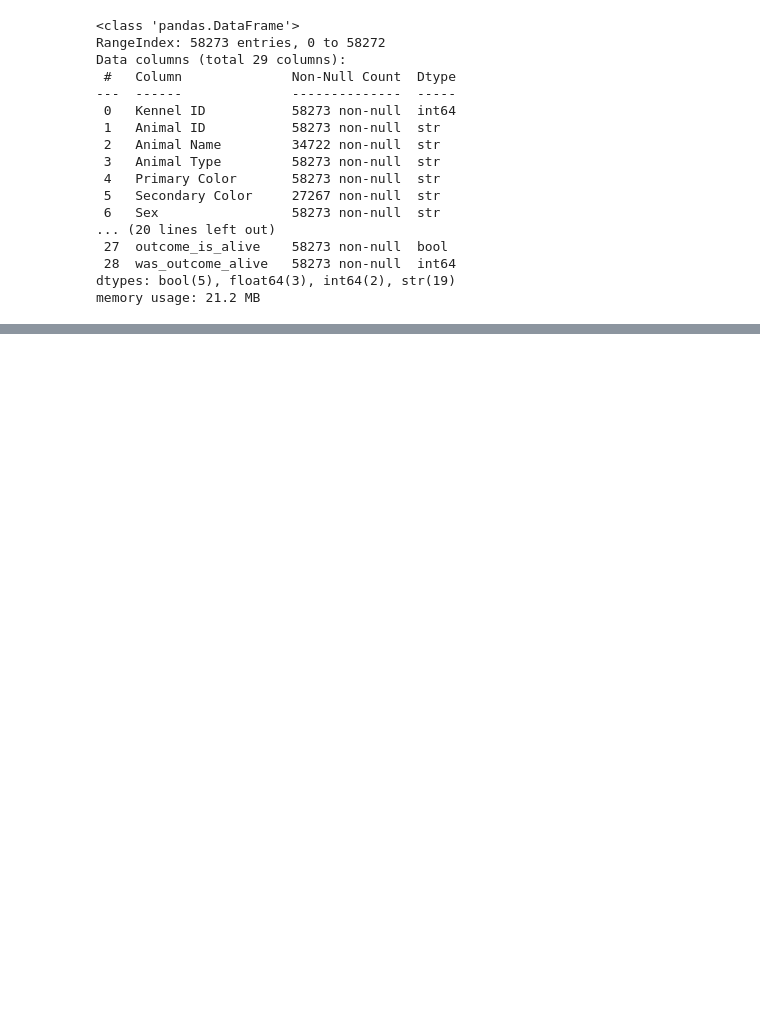
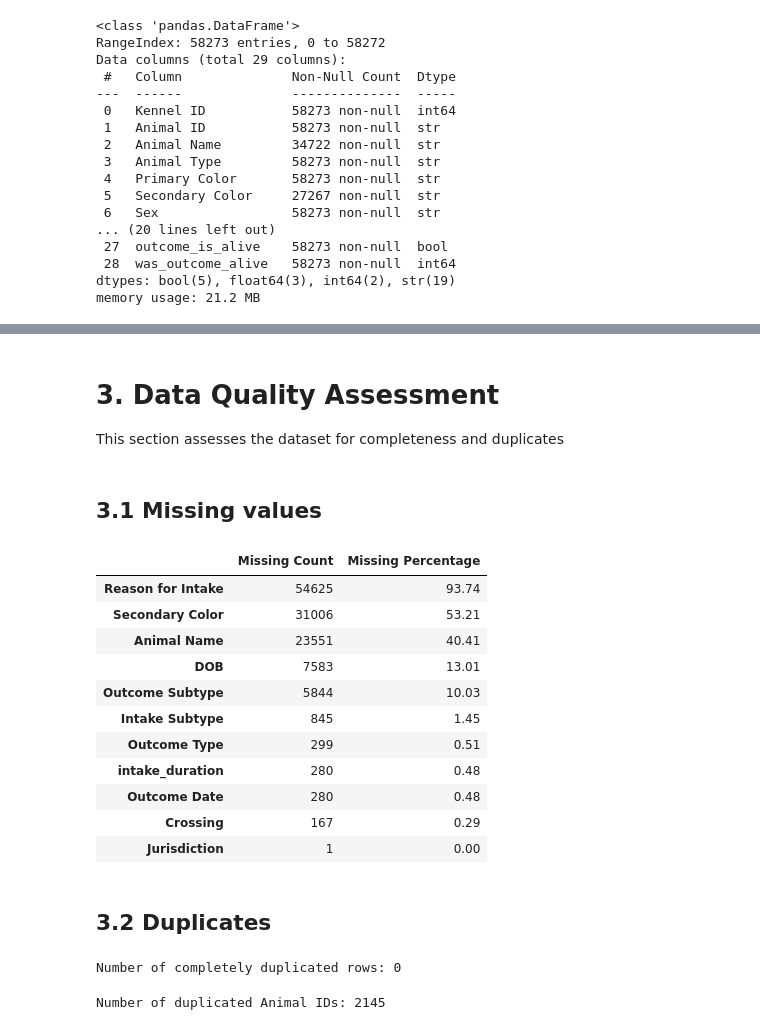
Before and after one commit to wushuyuli/animal-shelter-ml-coursework, a Jupyter notebook: notebook/animal_shelter_analysis.ipynb, the cells around one changed output, grey strips where cells are left out. Saved outputs shown, nothing was run; the diff lists cells and outputs as text; code cells hidden in the pictures; blank space fills up the shorter version.

Commit message:
Performed data quality assessment

```diff
--- a/notebook/animal_shelter_analysis.ipynb
+++ b/notebook/animal_shelter_analysis.ipynb
@@ -116,0 +114,47 @@ df.describe(include="all")
+# %% [markdown]
+# 3. Data Quality Assessment
+
+This section assesses the dataset for completeness and duplicates
+# %% [markdown]
+## 3.1 Missing values
+# %%
+# Missing values
+
+missing_values = pd.DataFrame({
+    'Missing Count': df.isnull().sum(),
+    'Missing Percentage': (df.isnull().sum() / len(df)) * 100
+})
+
+# Columns with missing values
+
+missing_values = missing_values[
+    missing_values['Missing Count'] > 0
+].sort_values(by='Missing Percentage', ascending=False)
+
+missing_values.round(2)
+# %% [output]
+|  | Missing Count | Missing Percentage |
+| Reason for Intake | 54625 | 93.74 |
+| Secondary Color | 31006 | 53.21 |
+| Animal Name | 23551 | 40.41 |
+| DOB | 7583 | 13.01 |
+| Outcome Subtype | 5844 | 10.03 |
+| Intake Subtype | 845 | 1.45 |
+| Outcome Type | 299 | 0.51 |
+| intake_duration | 280 | 0.48 |
+| Outcome Date | 280 | 0.48 |
+| Crossing | 167 | 0.29 |
+| Jurisdiction | 1 | 0.00 |
+# %% [markdown]
+## 3.2 Duplicates
+# %%
+duplicates = df.duplicated().sum()
+
+print(f"Number of completely duplicated rows: {duplicates}")
+# %% [output]
+Number of completely duplicated rows: 0
+# %%
+animal_ID_duplicates = df['Animal ID'].duplicated().sum()
+print(f"Number of duplicated Animal IDs: {animal_ID_duplicates}")
+# %% [output]
+Number of duplicated Animal IDs: 2145
```
Also changed, not shown: parts of 5 cells of this notebook.
